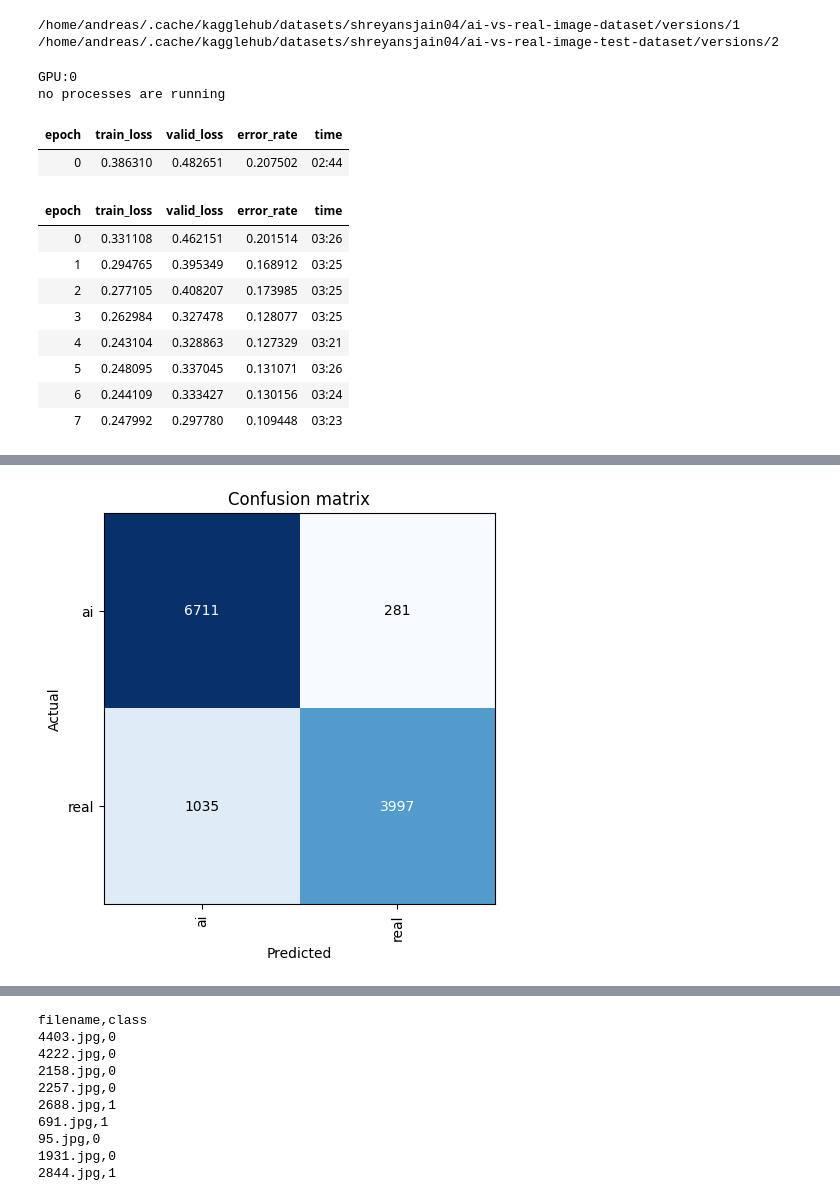
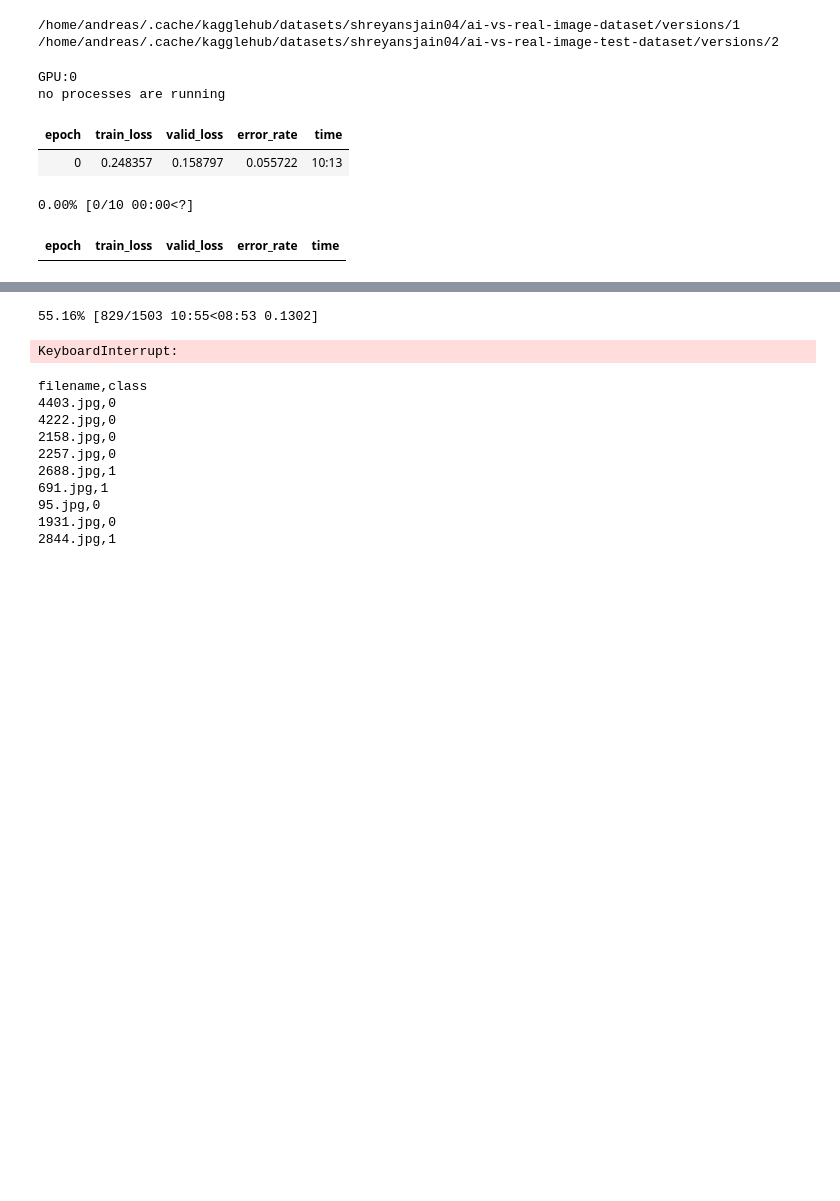
Before and after one commit to AndreasUtkilen/paddy, a Jupyter notebook: deepfake.ipynb, the cells around one changed output, grey strips where cells are left out. Cells and saved outputs as stored; diff of their text form; code cells hidden in the pictures; blank space fills up the shorter version.

Commit message:
convnext on deepfake

```diff
--- a/deepfake.ipynb
+++ b/deepfake.ipynb
@@ -61,7 +61,7 @@ resize_images(train_path, dest=trn_path, max_size=128, recurse=True, max_workers
 resize_images(test_path, dest=tst_path, max_size=128, recurse=True, max_workers=8)
 # %%
 def train(arch, size, item=Resize(480, method='squish'), accum=1, finetune=True, epochs=12):
-    dls = ImageDataLoaders.from_folder(trn_path, valid_pct=0.2, item_tfms=item, bs=64//accum)
+    dls = ImageDataLoaders.from_folder(trn_path, valid_pct=0.2, item_tfms=item, batch_tfms=aug_transforms(size=size, min_scale=0.75), bs=64//accum)
     cbs = GradientAccumulation(64) if accum else []
     learn = vision_learner(dls, arch, metrics=error_rate, cbs=cbs).to_fp16()
     if finetune:
@@ -93,18 +93,11 @@ def report_gpu():
 # %%
 report_gpu()
 #convnext_large_in22k
-result = train('resnet50', 256, item=Resize((128, 128)), accum=1, epochs=8)
+result = train('convnext_small_in22k', 244, item=Resize((128, 128)), accum=2, epochs=10)
 # %% [output]
 GPU:0
 no processes are running
 | epoch | train_loss | valid_loss | error_rate | time |
-| 0 | 0.386310 | 0.482651 | 0.207502 | 02:44 |
+| 0 | 0.248357 | 0.158797 | 0.055722 | 10:13 |
+0.00% [0/10 00:00<?]
 | epoch | train_loss | valid_loss | error_rate | time |
-| 0 | 0.331108 | 0.462151 | 0.201514 | 03:26 |
-| 1 | 0.294765 | 0.395349 | 0.168912 | 03:25 |
-| 2 | 0.277105 | 0.408207 | 0.173985 | 03:25 |
-| 3 | 0.262984 | 0.327478 | 0.128077 | 03:25 |
-| 4 | 0.243104 | 0.328863 | 0.127329 | 03:21 |
-| 5 | 0.248095 | 0.337045 | 0.131071 | 03:26 |
-| 6 | 0.244109 | 0.333427 | 0.130156 | 03:24 |
-| 7 | 0.247992 | 0.297780 | 0.109448 | 03:23 |
@@ -116 +103,0 @@ no processes are running
-[figure, removed]
@@ -118,3 +104,5 @@ no processes are running
+55.16% [829/1503 10:55<08:53 0.1302]
+KeyboardInterrupt:
 # %%
 !head submission.csv
 # %% [output]
```
Also changed, not shown: parts of 1 cell of this notebook.
